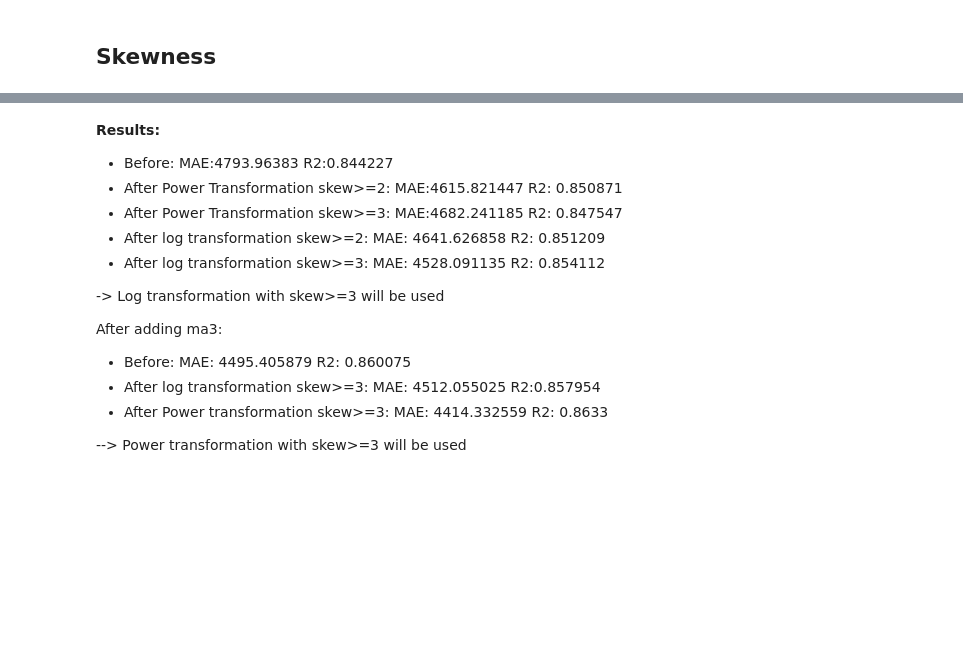
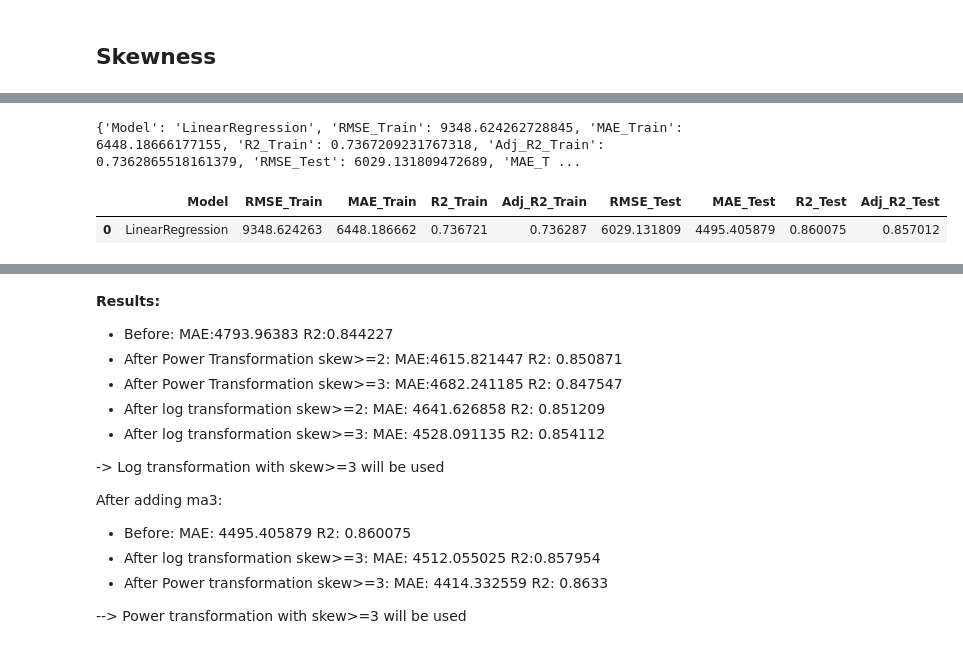
Before and after one commit to Dsite42/Capstone_Project_Rossmann, a Jupyter notebook: Capstone Projekt Rossmann - Feature Engineering.ipynb, the cells around one changed output, grey strips where cells are left out. Saved outputs shown, nothing was run; the diff lists cells and outputs as text; code cells hidden in the pictures; blank space fills up the shorter version.

```diff
--- a/Capstone Projekt Rossmann - Feature Engineering.ipynb
+++ b/Capstone Projekt Rossmann - Feature Engineering.ipynb
@@ -434,3 +638,9 @@ Customers_Lag_8_MA_4                    3.014113
 dtype: float64
+# %%
+testModelsTestSplit8W(df_nans_handeled_cat, None)
+# %% [output]
+{'Model': 'LinearRegression', 'RMSE_Train': 9348.624262728845, 'MAE_Train': 6448.18666177155, 'R2_Train': 0.7367209231767318, 'Adj_R2_Train': 0.7362865518161379, 'RMSE_Test': 6029.131809472689, 'MAE_T ...
+|  | Model | RMSE_Train | MAE_Train | R2_Train | Adj_R2_Train | RMSE_Test | MAE_Test | R2_Test | Adj_R2_Test |
+| 0 | LinearRegression | 9348.624263 | 6448.186662 | 0.736721 | 0.736287 | 6029.131809 | 4495.405879 | 0.860075 | 0.857012 |
 # %%
 # Log transformation
```
Also changed, not shown: parts of 26 cells of this notebook.
